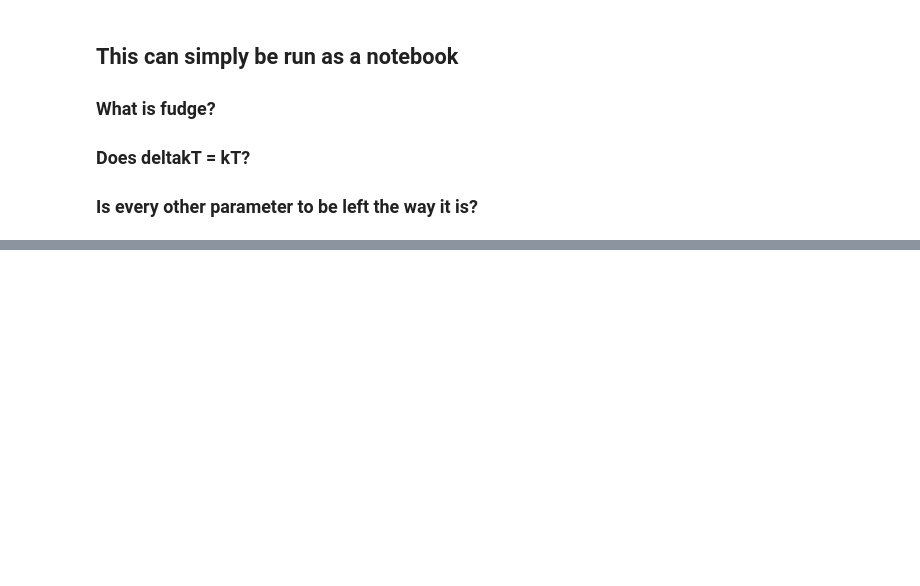
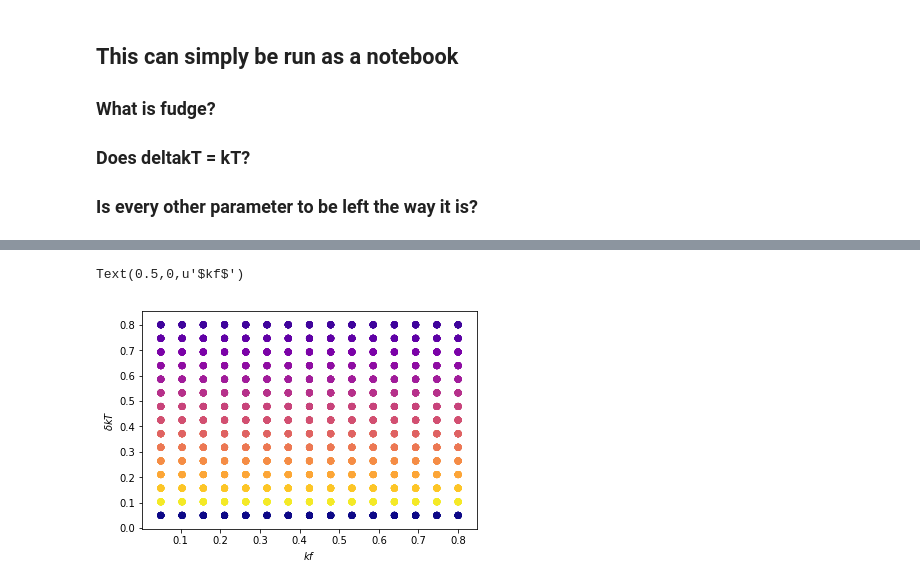
Before and after one commit to prokudin/collinearity, a Jupyter notebook: notebooks/SIDIS_Proximity/HERMES_proximity_plot_Scott.ipynb, the cells around one changed output, grey strips where cells are left out. Saved outputs shown, nothing was run; the diff lists cells and outputs as text; code cells hidden in the pictures; blank space fills up the shorter version.

```diff
--- a/notebooks/SIDIS_Proximity/HERMES_proximity_plot_Scott.ipynb
+++ b/notebooks/SIDIS_Proximity/HERMES_proximity_plot_Scott.ipynb
@@ -272,0 +282,8 @@ proxDat.to_excel('~/GIT/collinearity/notebooks/SIDIS_Proximity/prox_sim_lowres.x
+# %%
+fig,ax = plt.subplots()
+ax.scatter(proxDat['kf'],proxDat['deltakT'],c = proxDat['proximity'],cmap = 'plasma')
+ax.set_ylabel("$\delta kT$")
+ax.set_xlabel("$kf$")
+# %% [output]
+Text(0.5,0,u'$kf$')
+[figure, added]
```
Also changed, not shown: parts of 11 cells of this notebook.
